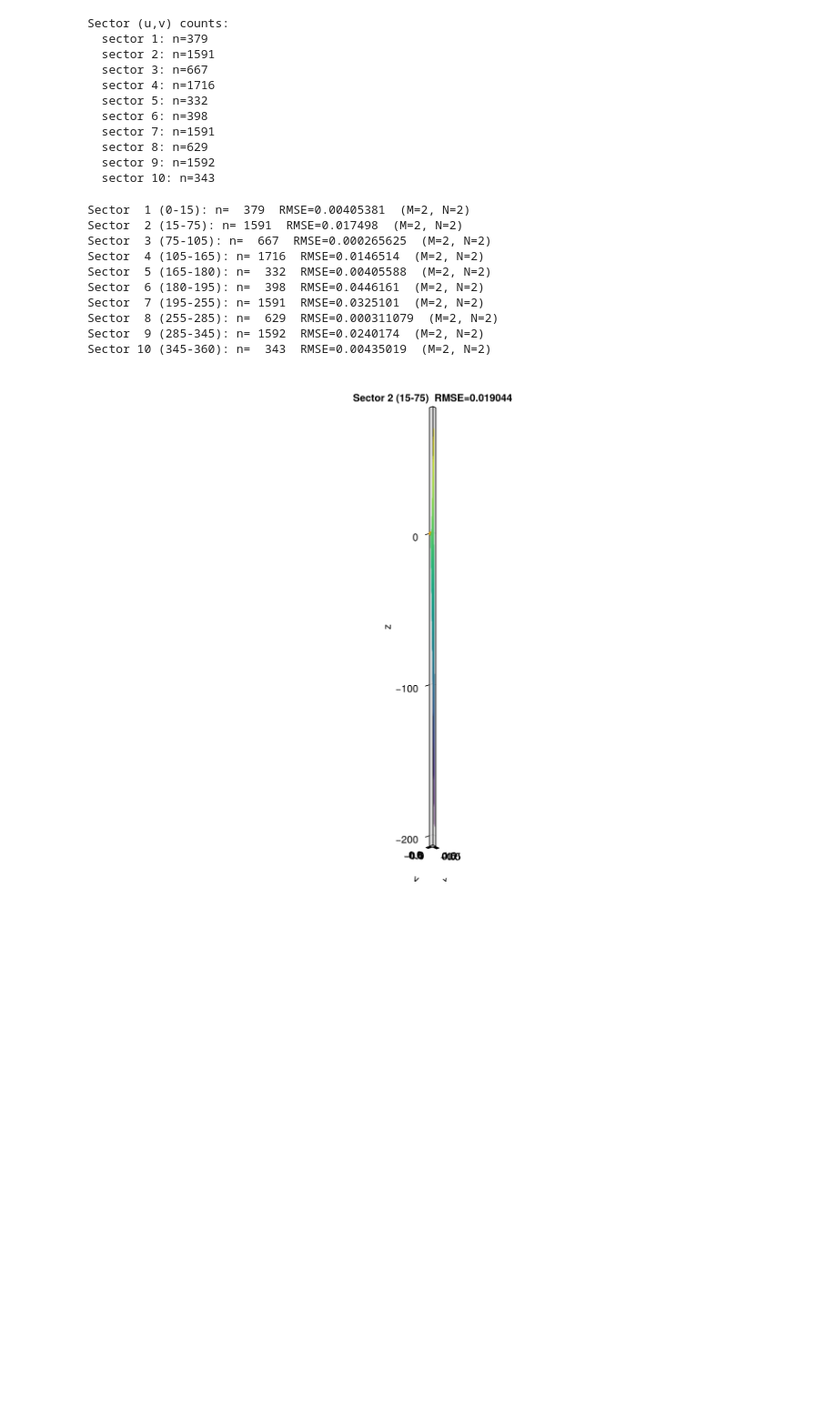
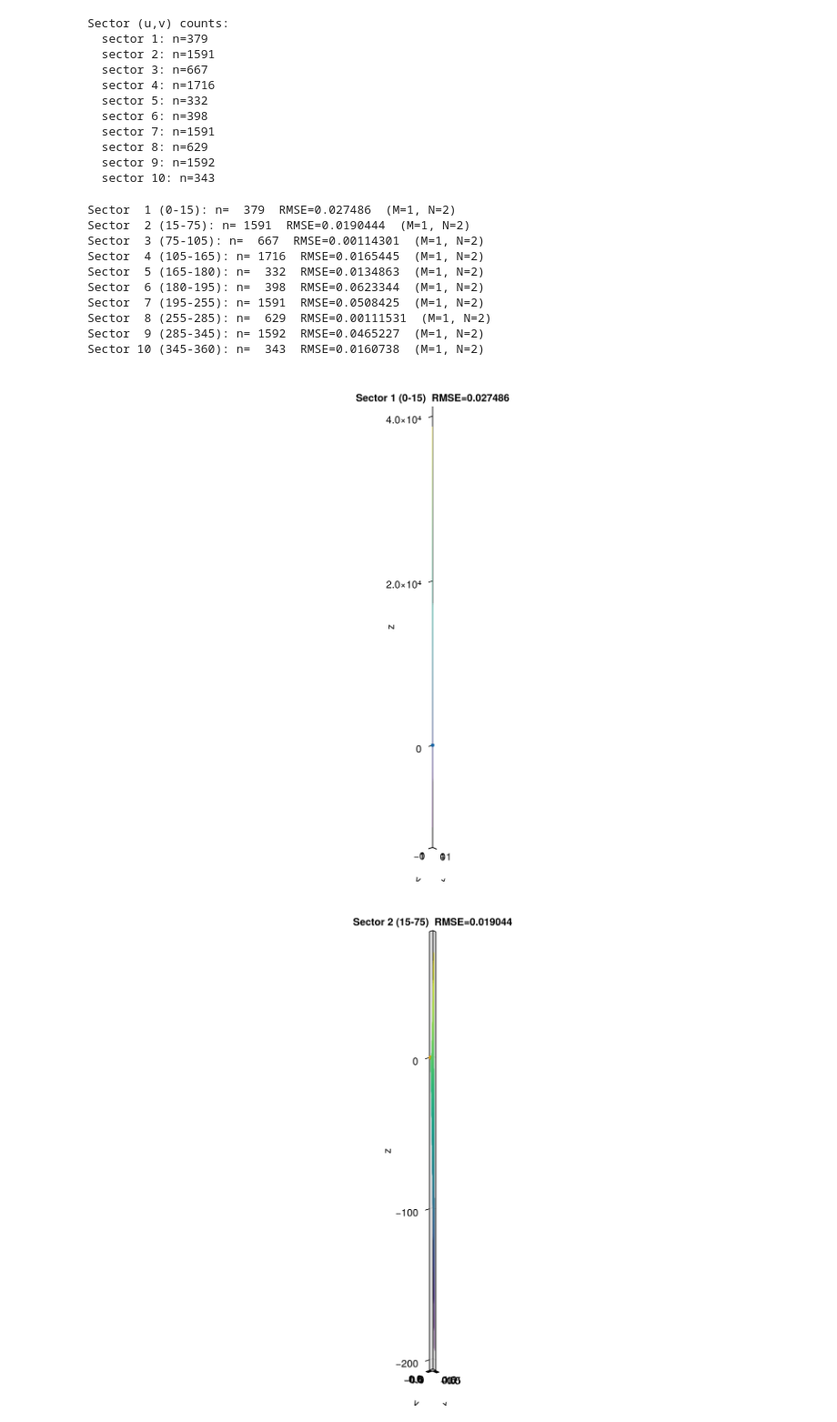
Before and after one commit to dan1oo/Stellarator_Isodrasticity, a Jupyter notebook: Stellarator_Isodrasticity.ipynb, the cells around one changed output. Shown at 91% size. Saved outputs shown, nothing was run; the diff lists cells and outputs as text; code cells hidden in the pictures; blank space fills up the shorter version.

```diff
--- a/Stellarator_Isodrasticity.ipynb
+++ b/Stellarator_Isodrasticity.ipynb
@@ -522,8 +524,8 @@ Sector (u,v) counts:
 # Polynomial–Fourier least squares on each sector, using plane (u,v) polar coords (ρ,φ)
 using LinearAlgebra
 using Printf
-using GLMakie
-
+using WGLMakie
+WGLMakie.activate!()
 
 # --- expects from earlier cells ---
 # cluster_u, cluster_v, cluster_zs_f, labels (optional)
@@ -536,7 +538,7 @@ K = length(cluster_zs_f)
 @assert length(cluster_u) == K == length(cluster_v)
 
 # Model orders (edit freely)
-M_rad = 2
+M_rad = 1
 N_tor = 2
 
 function n_coefficients(M::Int, N::Int)
@@ -665,19 +667,19 @@ end
 
 fig_pf
 # %% [output]
-Sector  1 (0-15): n=  379  RMSE=0.00405381  (M=2, N=2)
-Sector  2 (15-75): n= 1591  RMSE=0.017498  (M=2, N=2)
-Sector  3 (75-105): n=  667  RMSE=0.000265625  (M=2, N=2)
-Sector  4 (105-165): n= 1716  RMSE=0.0146514  (M=2, N=2)
-Sector  5 (165-180): n=  332  RMSE=0.00405588  (M=2, N=2)
-Sector  6 (180-195): n=  398  RMSE=0.0446161  (M=2, N=2)
-Sector  7 (195-255): n= 1591  RMSE=0.0325101  (M=2, N=2)
-Sector  8 (255-285): n=  629  RMSE=0.000311079  (M=2, N=2)
-Sector  9 (285-345): n= 1592  RMSE=0.0240174  (M=2, N=2)
-Sector 10 (345-360): n=  343  RMSE=0.00435019  (M=2, N=2)
+Sector  1 (0-15): n=  379  RMSE=0.027486  (M=1, N=2)
+Sector  2 (15-75): n= 1591  RMSE=0.0190444  (M=1, N=2)
+Sector  3 (75-105): n=  667  RMSE=0.00114301  (M=1, N=2)
+Sector  4 (105-165): n= 1716  RMSE=0.0165445  (M=1, N=2)
+Sector  5 (165-180): n=  332  RMSE=0.0134863  (M=1, N=2)
+Sector  6 (180-195): n=  398  RMSE=0.0623344  (M=1, N=2)
+Sector  7 (195-255): n= 1591  RMSE=0.0508425  (M=1, N=2)
+Sector  8 (255-285): n=  629  RMSE=0.00111531  (M=1, N=2)
+Sector  9 (285-345): n= 1592  RMSE=0.0465227  (M=1, N=2)
+Sector 10 (345-360): n=  343  RMSE=0.0160738  (M=1, N=2)
 # %%
-using GLMakie
-
+using WGLMakie
+WGLMakie.activate!()
 using Printf
 using Statistics
 
@@ -685,33 +687,35 @@ sj = 1
 if !isdefined(Main, :labels)
     labels = ["0-15", "15-75", "75-105", "105-165", "165-180", "180-195", "195-255", "255-285", "285-345", "345-360"]
 end
 uj, vj, zj = cluster_u[sj], cluster_v[sj], cluster_zs_f[sj]
 cj = sector_plane_cs[sj]
 isempty(uj) && error("Sector $(sj): no (u,v) data — run the (u,v) cell first.")
 isempty(cj) && error("Sector $(sj): no fit coefficients — run the polynomial–Fourier fit cell first.")
 
 fig = Figure(size = (950, 700))
 ax = Axis3(fig[1, 1]; title = @sprintf("Sector %d (%s)  RMSE=%.5g", sj, labels[sj], sector_plane_rmses[sj]), aspect = :data)
 pal = Makie.wong_colors()
 scatter!(ax, uj, vj, zj; color = pal[mod1(sj, length(pal))], markersize = 6)
 rho = hypot.(uj, vj)
 rho_pos = max(minimum(rho), 1e-9)
 rlo = quantile(rho, 0.02)
 rhi = quantile(rho, 0.98)
 rlo = max(rlo, rho_pos)
 if rhi > rlo
     SURF_NR = 100
     SURF_NPHI = 120
     rg = range(rlo, rhi; length = SURF_NR)
     phig = range(-Float64(π), Float64(π); length = SURF_NPHI)
     Rmat = [rr for rr in rg, _ in phig]
     phimat = [p for _ in rg, p in phig]
     Umat = Rmat .* cos.(phimat)
     Vmat = Rmat .* sin.(phimat)
     Zmat = predict_z(Rmat, phimat, cj, M_rad, N_tor)
     surface!(ax, Umat, Vmat, Zmat; colormap = :viridis, alpha = 0.38, shading = NoShading)
 end
 fig
+# %% [output]
+[figure, added]
 # %%
 using WGLMakie
 WGLMakie.activate!()
```
Also changed, not shown: parts of 13 cells of this notebook, 7 other files.
